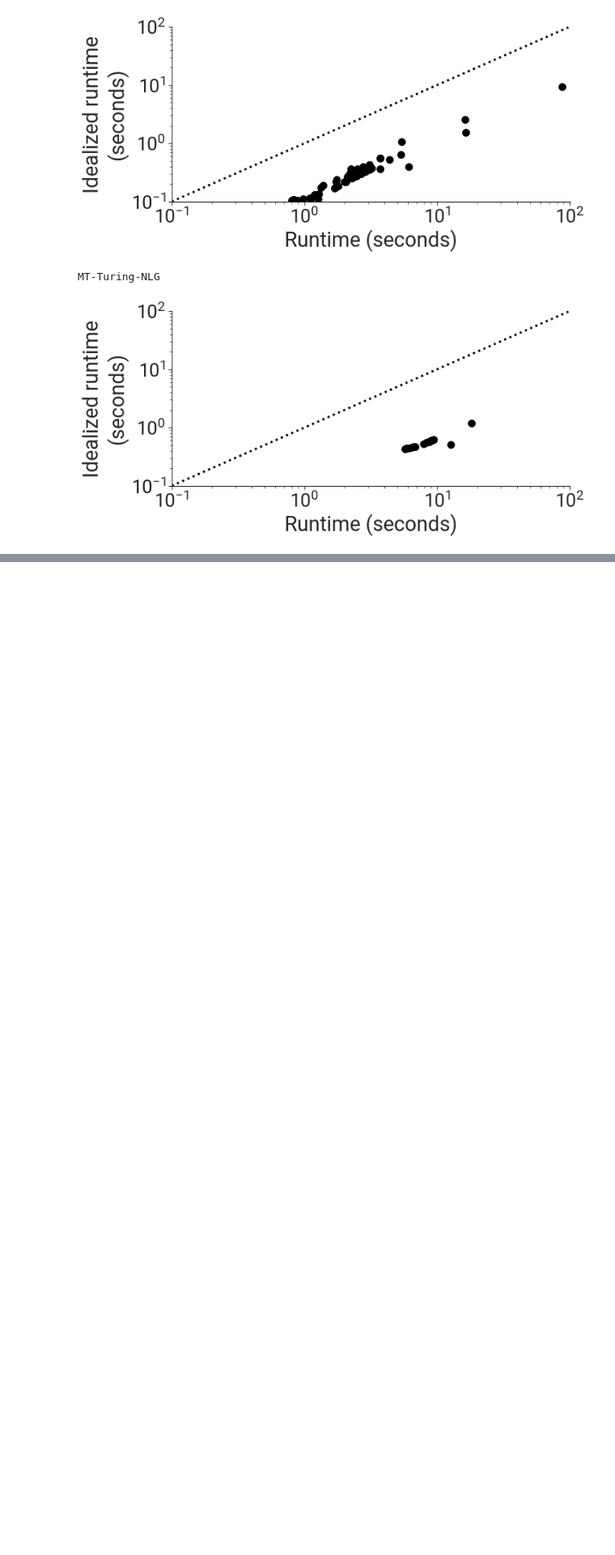
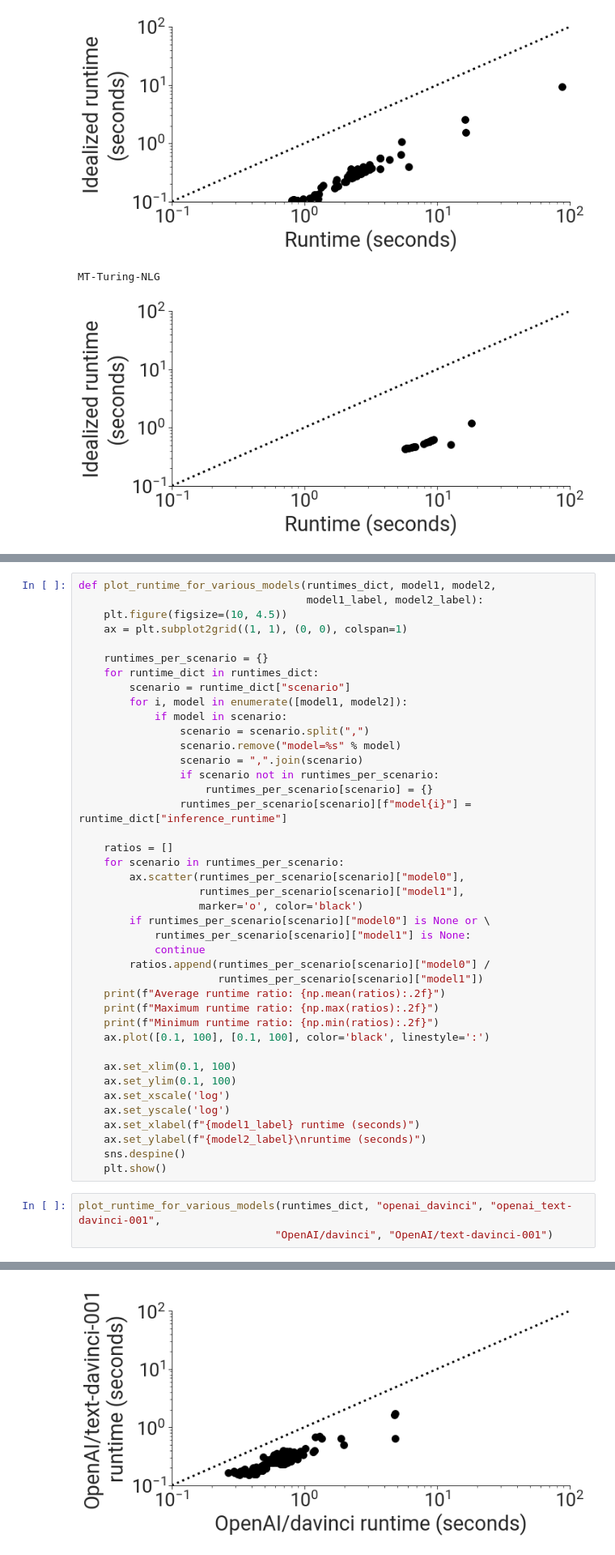
Before and after one commit to stanford-crfm/helm-efficiency, a Jupyter notebook: analyze_runtimes.ipynb, the cells around one changed output, grey strips where cells are left out. Shown: that part at 81% size. Saved outputs shown, nothing was run; the diff lists cells and outputs as text; blank space fills up the shorter version.

```diff
--- a/analyze_runtimes.ipynb
+++ b/analyze_runtimes.ipynb
@@ -118,0 +120,45 @@ MT-Turing-NLG
+# %%
+def plot_runtime_for_various_models(runtimes_dict, model1, model2,
+                                    model1_label, model2_label):
+    plt.figure(figsize=(10, 4.5))
+    ax = plt.subplot2grid((1, 1), (0, 0), colspan=1)
+
+    runtimes_per_scenario = {}
+    for runtime_dict in runtimes_dict:
+        scenario = runtime_dict["scenario"]
+        for i, model in enumerate([model1, model2]):
+            if model in scenario:
+                scenario = scenario.split(",")
+                scenario.remove("model=%s" % model)
+                scenario = ",".join(scenario)
+                if scenario not in runtimes_per_scenario:
+                    runtimes_per_scenario[scenario] = {}
+                runtimes_per_scenario[scenario][f"model{i}"] = runtime_dict["inference_runtime"]
+
+    ratios = []
+    for scenario in runtimes_per_scenario:
+        ax.scatter(runtimes_per_scenario[scenario]["model0"],
+                   runtimes_per_scenario[scenario]["model1"],
+                   marker='o', color='black')
+        if runtimes_per_scenario[scenario]["model0"] is None or \
+            runtimes_per_scenario[scenario]["model1"] is None:
+            continue
+        ratios.append(runtimes_per_scenario[scenario]["model0"] /
+                      runtimes_per_scenario[scenario]["model1"])
+    print(f"Average runtime ratio: {np.mean(ratios):.2f}")
+    print(f"Maximum runtime ratio: {np.max(ratios):.2f}")
+    print(f"Minimum runtime ratio: {np.min(ratios):.2f}")
+    ax.plot([0.1, 100], [0.1, 100], color='black', linestyle=':')
+
+    ax.set_xlim(0.1, 100)
+    ax.set_ylim(0.1, 100)
+    ax.set_xscale('log')
+    ax.set_yscale('log')
+    ax.set_xlabel(f"{model1_label} runtime (seconds)")
+    ax.set_ylabel(f"{model2_label}\nruntime (seconds)")
+    sns.despine()
+    plt.show()
+# %%
+plot_runtime_for_various_models(runtimes_dict, "openai_davinci", "openai_text-davinci-001",
+                               "OpenAI/davinci", "OpenAI/text-davinci-001")
+# %% [output]
@@ -118,0 +168 @@ MT-Turing-NLG
+[figure, added]
```
Also changed, not shown: parts of 6 cells of this notebook.
